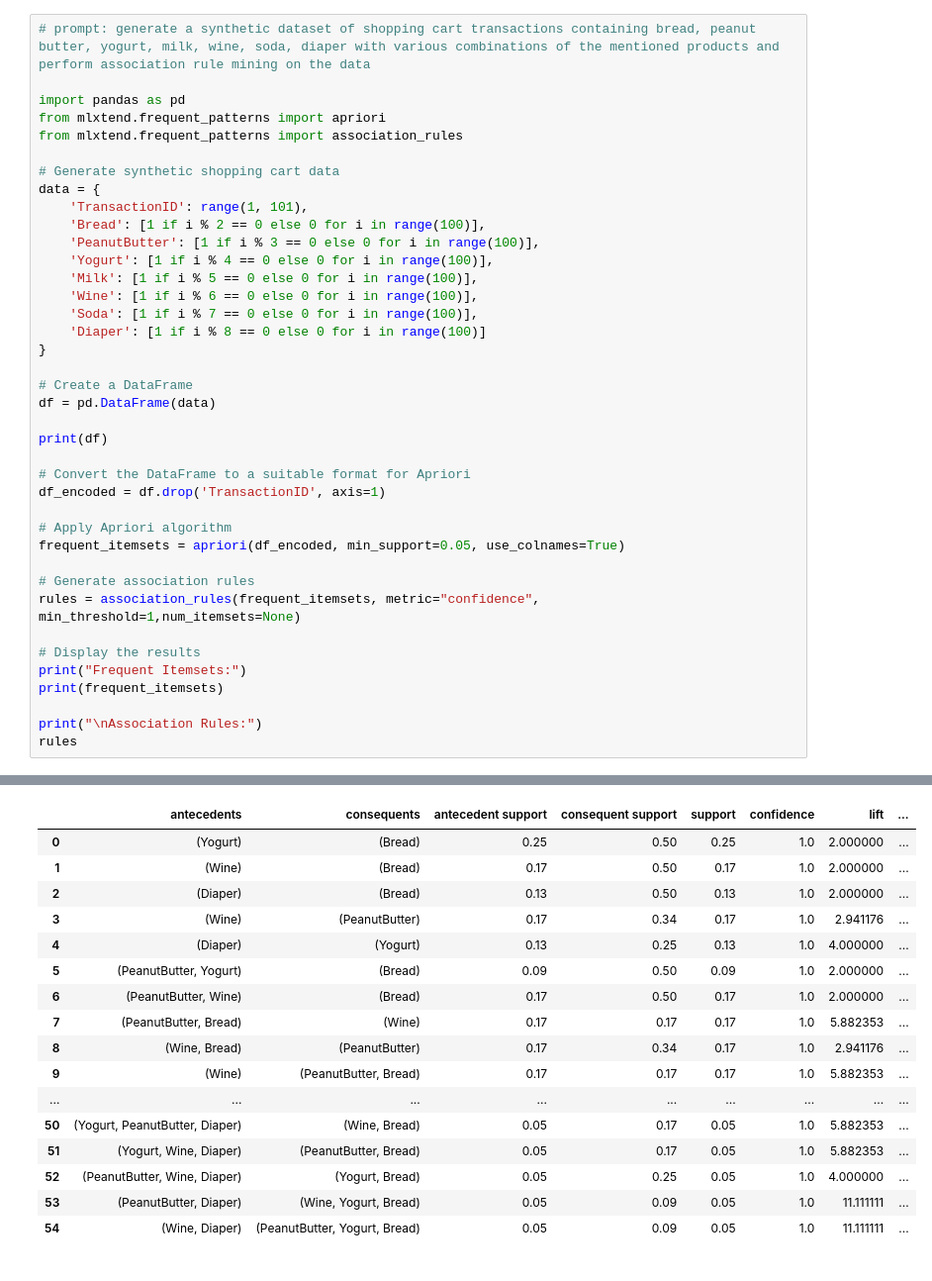
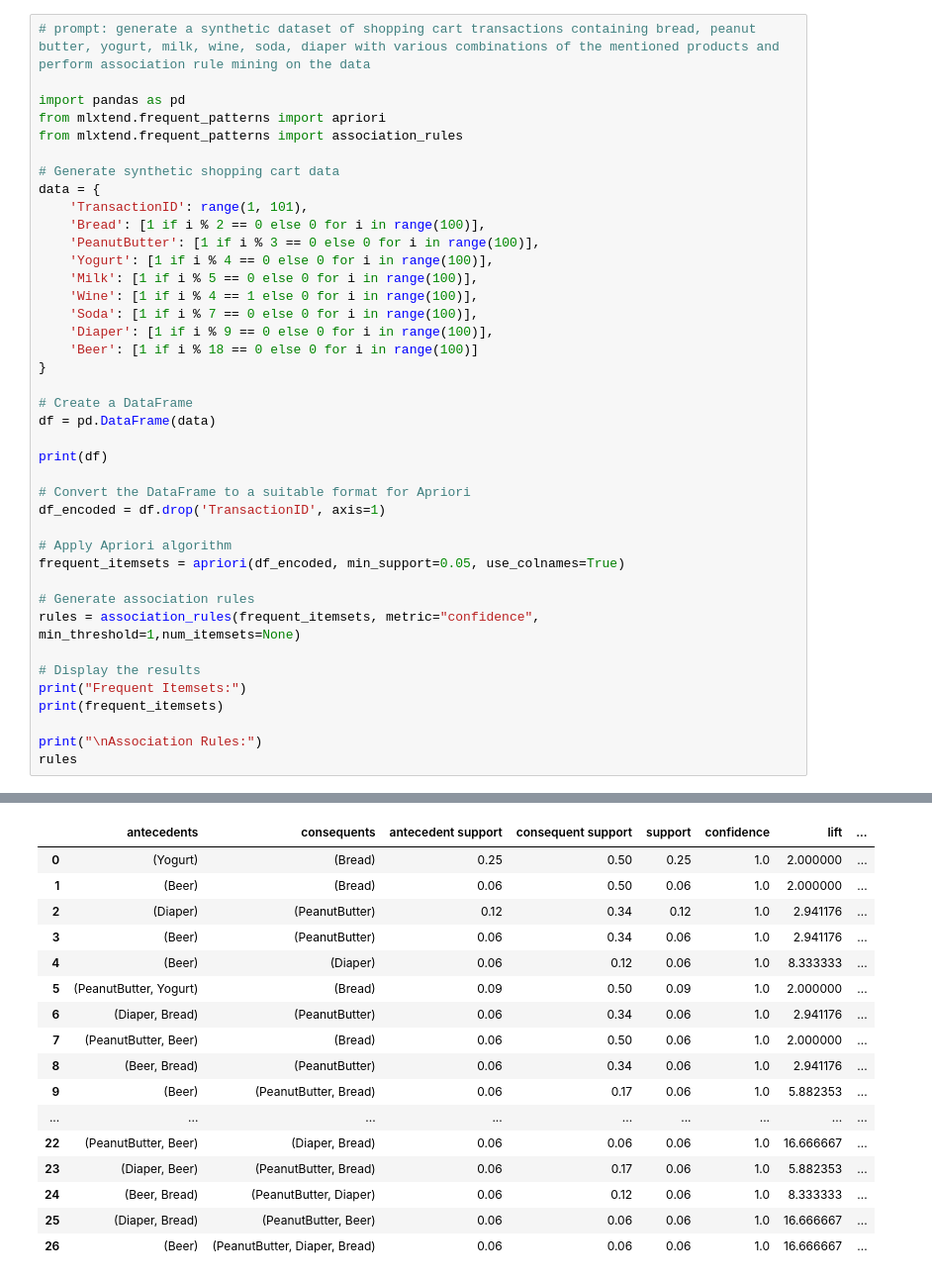
Before and after one commit to sachinvarriar/ML-Tutorials, a Jupyter notebook: Association_Rule_mining.ipynb, the cells around one changed output, grey strips where cells are left out. Shown at 99% size. Cells and saved outputs as stored; diff of their text form.

```diff
--- a/Association_Rule_mining.ipynb
+++ b/Association_Rule_mining.ipynb
@@ -14,9 +14,10 @@ data = {
     'PeanutButter': [1 if i % 3 == 0 else 0 for i in range(100)],
     'Yogurt': [1 if i % 4 == 0 else 0 for i in range(100)],
     'Milk': [1 if i % 5 == 0 else 0 for i in range(100)],
-    'Wine': [1 if i % 6 == 0 else 0 for i in range(100)],
+    'Wine': [1 if i % 4 == 1 else 0 for i in range(100)],
     'Soda': [1 if i % 7 == 0 else 0 for i in range(100)],
-    'Diaper': [1 if i % 8 == 0 else 0 for i in range(100)]
+    'Diaper': [1 if i % 9 == 0 else 0 for i in range(100)],
+    'Beer': [1 if i % 18 == 0 else 0 for i in range(100)]
 }
 
 # Create a DataFrame
@@ -58,19 +59,19 @@ rules
 
 Association Rules:
 |  | antecedents | consequents | antecedent support | consequent support | support | confidence | lift | ... |
 | 0 | (Yogurt) | (Bread) | 0.25 | 0.50 | 0.25 | 1.0 | 2.000000 | ... |
-| 1 | (Wine) | (Bread) | 0.17 | 0.50 | 0.17 | 1.0 | 2.000000 | ... |
-| 2 | (Diaper) | (Bread) | 0.13 | 0.50 | 0.13 | 1.0 | 2.000000 | ... |
-| 3 | (Wine) | (PeanutButter) | 0.17 | 0.34 | 0.17 | 1.0 | 2.941176 | ... |
-| 4 | (Diaper) | (Yogurt) | 0.13 | 0.25 | 0.13 | 1.0 | 4.000000 | ... |
+| 1 | (Beer) | (Bread) | 0.06 | 0.50 | 0.06 | 1.0 | 2.000000 | ... |
+| 2 | (Diaper) | (PeanutButter) | 0.12 | 0.34 | 0.12 | 1.0 | 2.941176 | ... |
+| 3 | (Beer) | (PeanutButter) | 0.06 | 0.34 | 0.06 | 1.0 | 2.941176 | ... |
+| 4 | (Beer) | (Diaper) | 0.06 | 0.12 | 0.06 | 1.0 | 8.333333 | ... |
 | 5 | (PeanutButter, Yogurt) | (Bread) | 0.09 | 0.50 | 0.09 | 1.0 | 2.000000 | ... |
-| 6 | (PeanutButter, Wine) | (Bread) | 0.17 | 0.50 | 0.17 | 1.0 | 2.000000 | ... |
-| 7 | (PeanutButter, Bread) | (Wine) | 0.17 | 0.17 | 0.17 | 1.0 | 5.882353 | ... |
-| 8 | (Wine, Bread) | (PeanutButter) | 0.17 | 0.34 | 0.17 | 1.0 | 2.941176 | ... |
-| 9 | (Wine) | (PeanutButter, Bread) | 0.17 | 0.17 | 0.17 | 1.0 | 5.882353 | ... |
+| 6 | (Diaper, Bread) | (PeanutButter) | 0.06 | 0.34 | 0.06 | 1.0 | 2.941176 | ... |
+| 7 | (PeanutButter, Beer) | (Bread) | 0.06 | 0.50 | 0.06 | 1.0 | 2.000000 | ... |
+| 8 | (Beer, Bread) | (PeanutButter) | 0.06 | 0.34 | 0.06 | 1.0 | 2.941176 | ... |
+| 9 | (Beer) | (PeanutButter, Bread) | 0.06 | 0.17 | 0.06 | 1.0 | 5.882353 | ... |
 | ... | ... | ... | ... | ... | ... | ... | ... | ... |
-| 50 | (Yogurt, PeanutButter, Diaper) | (Wine, Bread) | 0.05 | 0.17 | 0.05 | 1.0 | 5.882353 | ... |
-| 51 | (Yogurt, Wine, Diaper) | (PeanutButter, Bread) | 0.05 | 0.17 | 0.05 | 1.0 | 5.882353 | ... |
-| 52 | (PeanutButter, Wine, Diaper) | (Yogurt, Bread) | 0.05 | 0.25 | 0.05 | 1.0 | 4.000000 | ... |
-| 53 | (PeanutButter, Diaper) | (Wine, Yogurt, Bread) | 0.05 | 0.09 | 0.05 | 1.0 | 11.111111 | ... |
-| 54 | (Wine, Diaper) | (PeanutButter, Yogurt, Bread) | 0.05 | 0.09 | 0.05 | 1.0 | 11.111111 | ... |
+| 22 | (PeanutButter, Beer) | (Diaper, Bread) | 0.06 | 0.06 | 0.06 | 1.0 | 16.666667 | ... |
+| 23 | (Diaper, Beer) | (PeanutButter, Bread) | 0.06 | 0.17 | 0.06 | 1.0 | 5.882353 | ... |
+| 24 | (Beer, Bread) | (PeanutButter, Diaper) | 0.06 | 0.12 | 0.06 | 1.0 | 8.333333 | ... |
+| 25 | (Diaper, Bread) | (PeanutButter, Beer) | 0.06 | 0.06 | 0.06 | 1.0 | 16.666667 | ... |
+| 26 | (Beer) | (PeanutButter, Diaper, Bread) | 0.06 | 0.06 | 0.06 | 1.0 | 16.666667 | ... |
```
Also changed, not shown: parts of 1 cell of this notebook.
